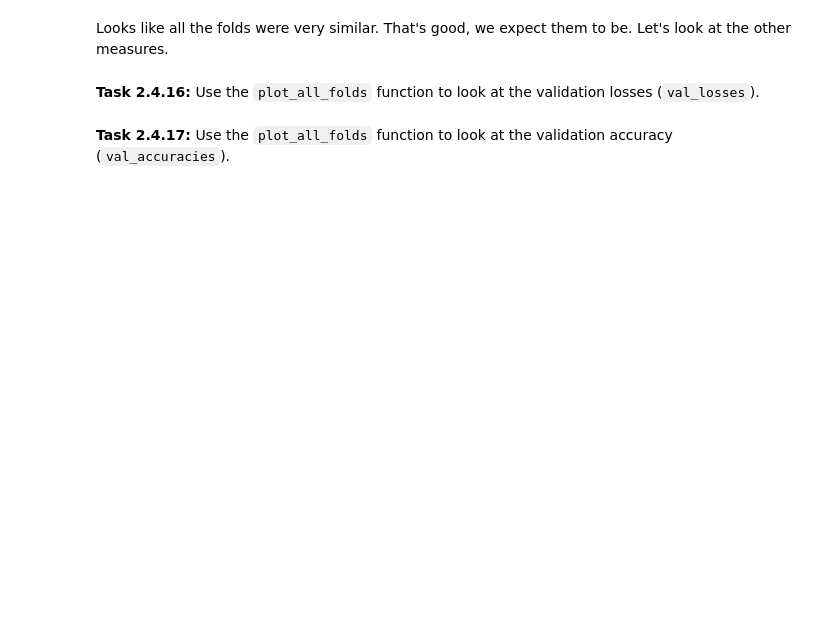
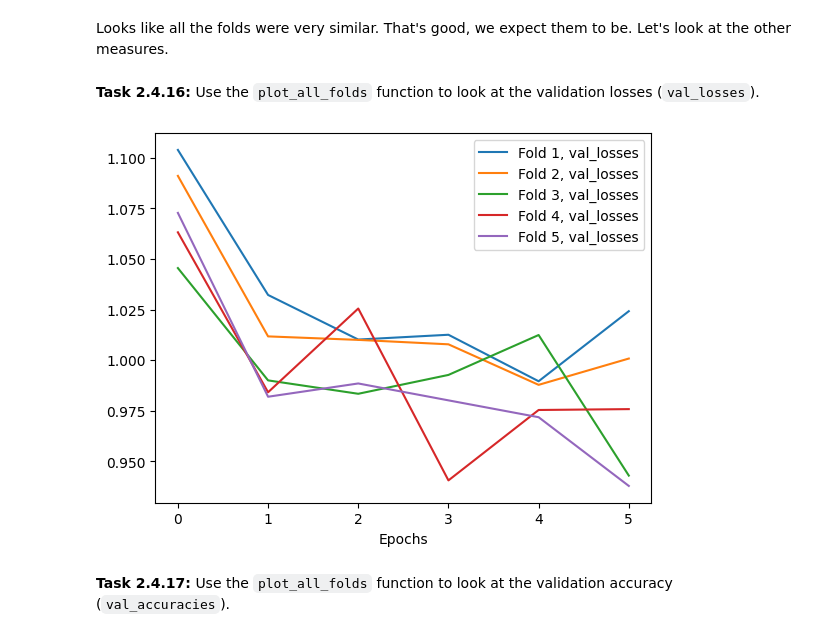
Before and after one commit to maxim-eyengue/WQU-Applied-AI-Lab, a Jupyter notebook: P02_Crop_Disease_Uganda/024-transfer-learning.ipynb, the cells around one changed output. Cells and saved outputs as stored; diff of their text form; code cells hidden in the pictures; blank space fills up the shorter version.

```diff
--- a/P02_Crop_Disease_Uganda/024-transfer-learning.ipynb
+++ b/P02_Crop_Disease_Uganda/024-transfer-learning.ipynb
@@ -565,20 +568,24 @@ The following cell will train the model for 6 epochs, for each one of the 5 fold
 <b>We strongly recommend you to use the saved model instead of training your own.</b>
 </div>
 # %%
-# you can safely skip this cell and load the model in the next cell
+# You can safely skip this cell and load the model in the next cell
 
+# Initialize training records dictionary
 training_records = {}
+# initialize the fold count
 fold_count = 0
 
-for train_idx, val_idx in kfold_splitter.split(np.arange(len(dataset))):
+# K-Fold Cross Validation
+for train_idx, val_idx in kfold_splitter.split(np.arange(len(dataset))): # Get train & val indices per fold
+    # Increase the fold count
     fold_count += 1
     print("*****Fold {}*****".format(fold_count))
 
     # Make train and validation data loaders
-    train_dataset = torch.utils.data.Subset(dataset, train_idx)
-    val_dataset = torch.utils.data.Subset(dataset, val_idx)
-    train_loader = DataLoader(train_dataset, batch_size=batch_size, shuffle=True)
-    val_loader = DataLoader(val_dataset, batch_size=batch_size)
+    train_dataset = torch.utils.data.Subset(dataset, train_idx) # get train data set
+    val_dataset = torch.utils.data.Subset(dataset, val_idx) # get validation data set
+    train_loader = DataLoader(train_dataset, batch_size = batch_size, shuffle = True) # train data loader
+    val_loader = DataLoader(val_dataset, batch_size = batch_size) # validation data loader
 
     # Reset the model
     reset_classifier(model)
@@ -590,9 +597,9 @@ for train_idx, val_idx in kfold_splitter.split(np.arange(len(dataset))):
         loss_fn,
         train_loader,
         val_loader,
-        epochs=num_epochs,
-        device=device,
-        use_train_accuracy=False,
+        epochs = num_epochs,
+        device = device,
+        use_train_accuracy = False # turn off the computation of the train accuracy to train faster
     )
 
     # Save training results for graphing
@@ -648,6 +698,9 @@ Looks like all the folds were very similar. That's good, we expect them to be. L
 **Task 2.4.16:** Use the `plot_all_folds` function to look at the validation losses (`val_losses`).
 # %%
 # Plot the validation losses
+plot_all_folds(training_records, "val_losses")
+# %% [output]
+[figure, added]
 # %% [markdown]
 **Task 2.4.17:** Use the `plot_all_folds` function to look at the validation accuracy (`val_accuracies`).
 # %%
```
Also changed, not shown: parts of 16 cells of this notebook.
